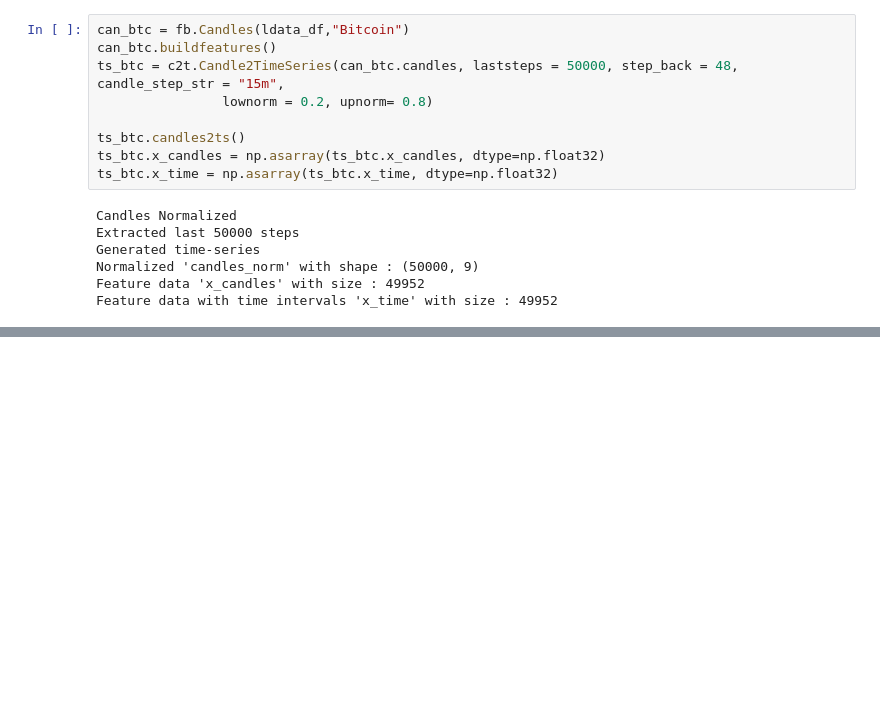
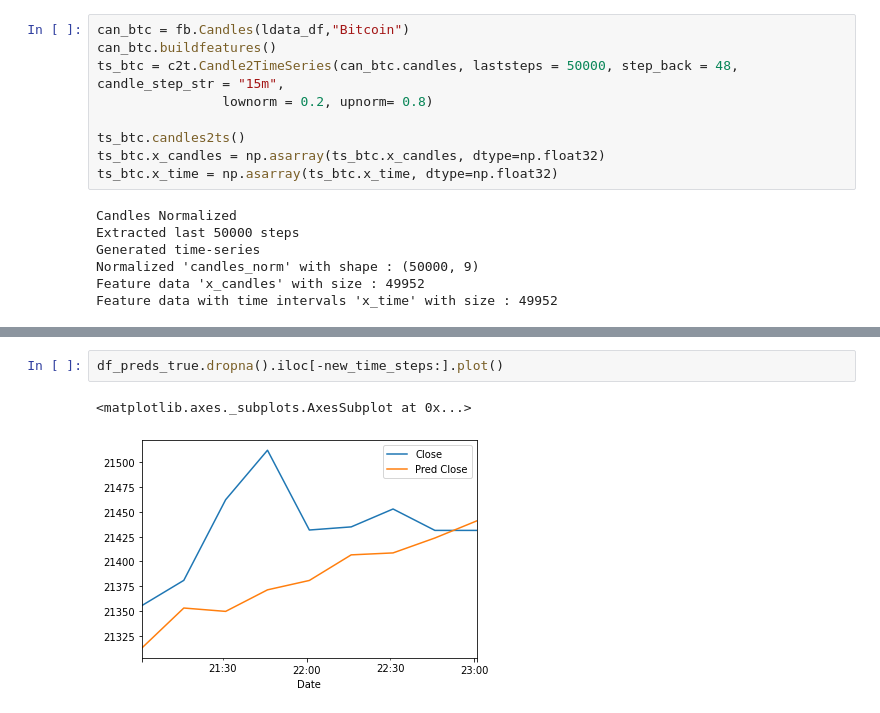
Before and after one commit to gabriele16/sats4u, a Jupyter notebook: colab/LSTM-CNN-BitCoin-Test-Live.ipynb, the cells around one changed output, grey strips where cells are left out. Saved outputs shown, nothing was run; the diff lists cells and outputs as text; blank space fills up the shorter version.

```diff
--- a/colab/LSTM-CNN-BitCoin-Test-Live.ipynb
+++ b/colab/LSTM-CNN-BitCoin-Test-Live.ipynb
@@ -109 +129,6 @@ df_preds_true.dropna().iloc[-100:].plot()
+# %%
+df_preds_true.dropna().iloc[-new_time_steps:].plot()
+# %% [output]
+<matplotlib.axes._subplots.AxesSubplot at 0x...>
+[figure, added]
 # %%
```
Also changed, not shown: parts of 7 cells of this notebook.
